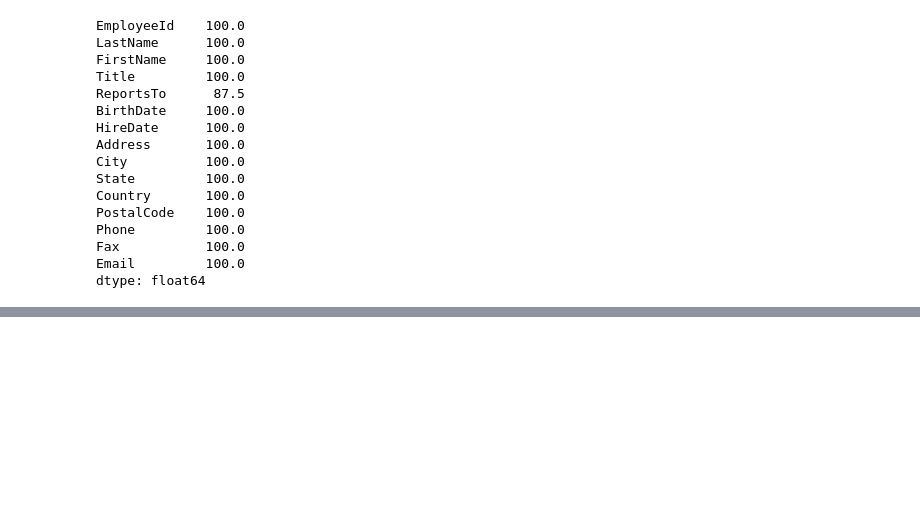
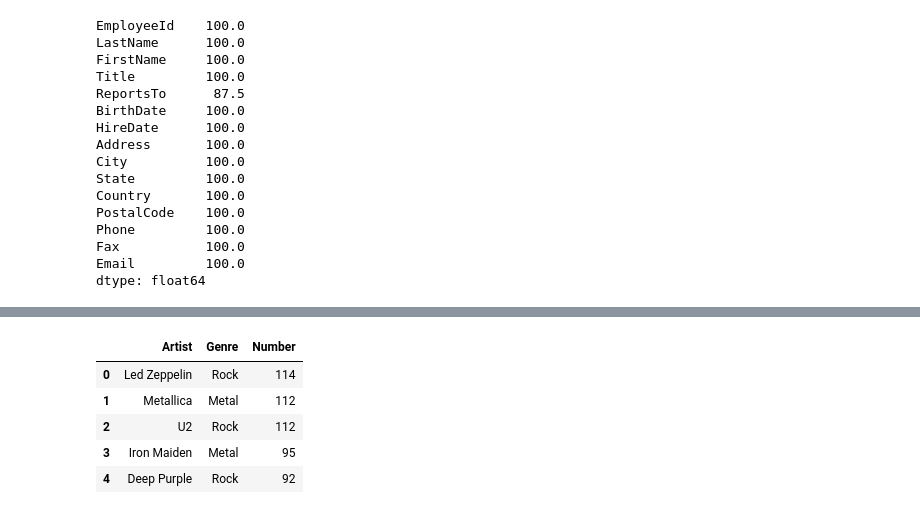
Before and after one commit to h4r1c0t/WildCodeSchool, a Jupyter notebook: Odyssey/Checkpoint/#4_Final/Sujet1/CP4_sujet1.ipynb, the cells around one changed output, grey strips where cells are left out. Drawn from its saved outputs; the diff is of its cells as text; code cells hidden in the pictures; blank space fills up the shorter version.

```diff
--- a/Odyssey/Checkpoint/#4_Final/Sujet1/CP4_sujet1.ipynb
+++ b/Odyssey/Checkpoint/#4_Final/Sujet1/CP4_sujet1.ipynb
@@ -16,10 +35,10 @@ import plotly.graph_objects as go
 # Get dataset from github.com
 link = 'https://github.com/murpi/wilddata/raw/master/quests/chinook.db'
 r = requests.get(link)
-open('chinook.db', 'wb').write(r.content)
+open('./datasets/chinook.db', 'wb').write(r.content)
 
 # Create connector
-conn = sqlite3.connect('chinook.db')
+conn = sqlite3.connect('./datasets/chinook.db')
 cursor = conn.cursor()
 # %% [markdown]
 ### DB schemas
@@ -118,0 +433,29 @@ salesMap = go.Figure()
+# %%
+query = """
+    SELECT Artist, Genre, COUNT(TrackId) Number
+    FROM tracks t
+    JOIN (
+        SELECT Name Genre, GenreId
+        FROM genres
+    ) g ON g.GenreId = t.GenreId
+    JOIN (
+        SELECT AlbumId, ArtistId
+        FROM albums
+    ) alb ON alb.AlbumId = t.AlbumId
+    JOIN (
+        SELECT Name Artist, ArtistId
+        FROM artists
+    ) art ON art.ArtistId = alb.ArtistId
+    GROUP BY Artist, Genre
+    ORDER BY Number DESC
+"""
+
+df_artist = pd.read_sql(query, conn)
+df_artist.head()
+# %% [output]
+|  | Artist | Genre | Number |
+| 0 | Led Zeppelin | Rock | 114 |
+| 1 | Metallica | Metal | 112 |
+| 2 | U2 | Rock | 112 |
+| 3 | Iron Maiden | Metal | 95 |
+| 4 | Deep Purple | Rock | 92 |
```
Also changed, not shown: parts of 56 cells of this notebook, 6 other files.
